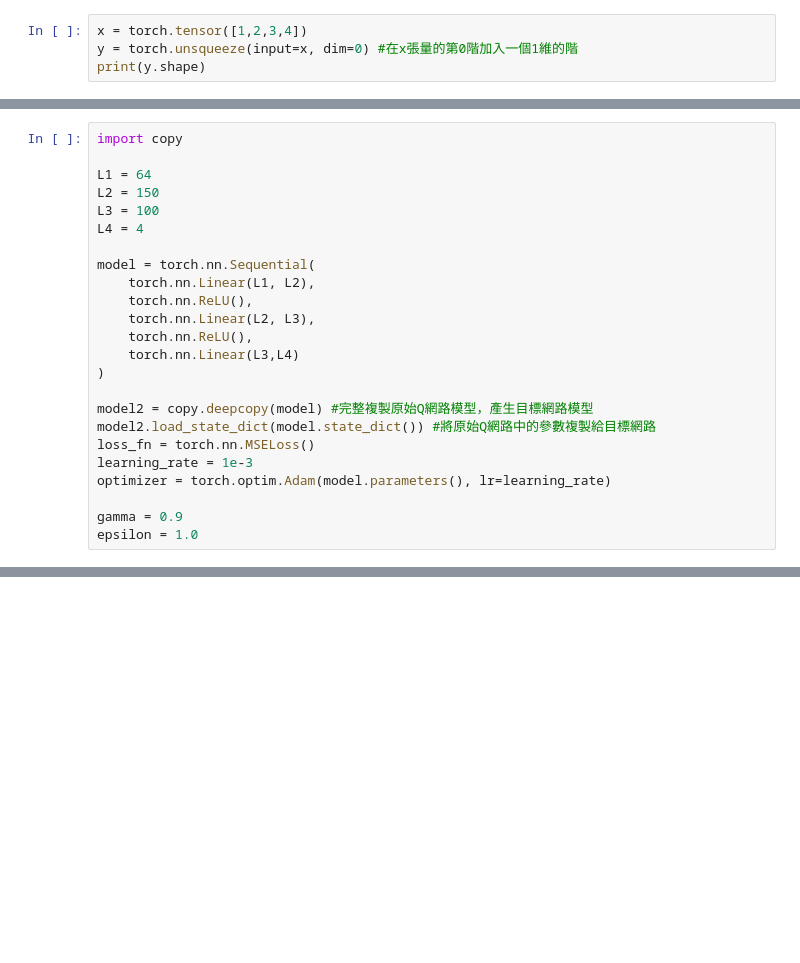
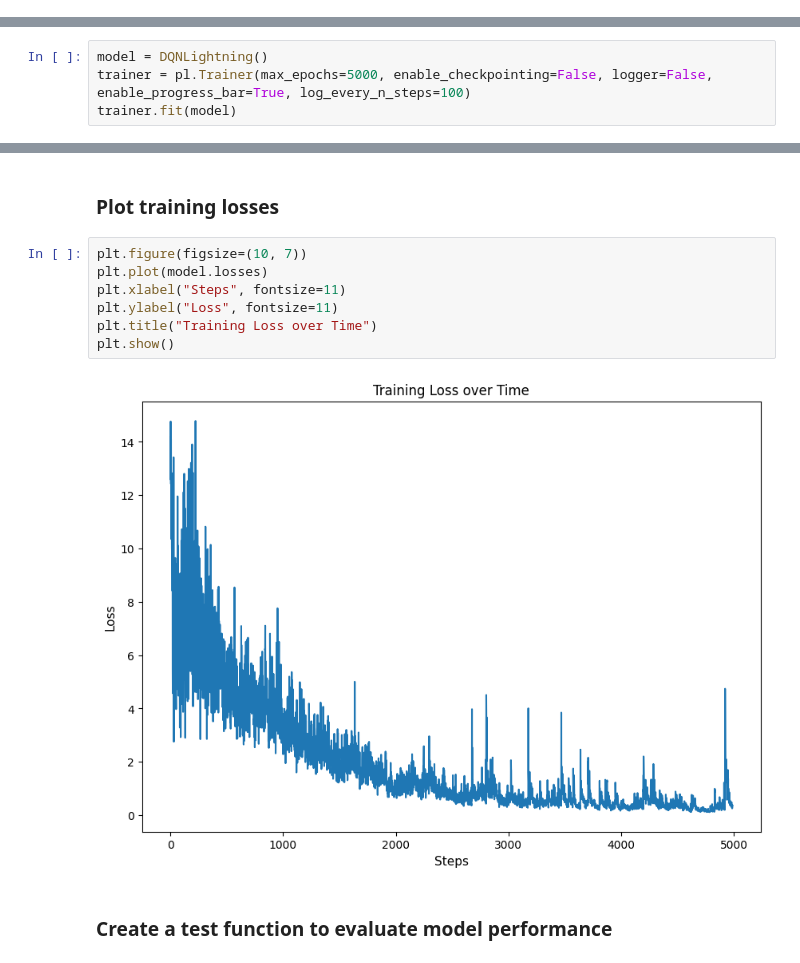
Before and after one commit to YANGCHIHUNG/DRL, a Jupyter notebook: hw4/hw4-3/hw4-3.ipynb, the cells around one changed output, grey strips where cells are left out. Drawn from its saved outputs; the diff is of its cells as text; blank space fills up the shorter version.

```diff
--- a/hw4/hw4-3/hw4-3.ipynb
+++ b/hw4/hw4-3/hw4-3.ipynb
@@ -506,4 +0,0 @@ tensor([[3.],
-# %%
-x = torch.tensor([1,2,3,4])
-y = torch.unsqueeze(input=x, dim=0) #在x張量的第0階加入一個1維的階
-print(y.shape)
@@ -544,24 +0,0 @@ Initial State:
-# %%
-import copy
-
-L1 = 64
-L2 = 150
-L3 = 100
-L4 = 4
-
-model = torch.nn.Sequential(
-    torch.nn.Linear(L1, L2),
-    torch.nn.ReLU(),
-    torch.nn.Linear(L2, L3),
-    torch.nn.ReLU(),
-    torch.nn.Linear(L3,L4)
-)
-
-model2 = copy.deepcopy(model) #完整複製原始Q網路模型，產生目標網路模型
-model2.load_state_dict(model.state_dict()) #將原始Q網路中的參數複製給目標網路
-loss_fn = torch.nn.MSELoss()
-learning_rate = 1e-3
-optimizer = torch.optim.Adam(model.parameters(), lr=learning_rate)
-
-gamma = 0.9
-epsilon = 1.0
@@ -975,0 +145,4 @@ HPU available: False, using: 0 HPUs
+# %%
+model = DQNLightning()
+trainer = pl.Trainer(max_epochs=5000, enable_checkpointing=False, logger=False, enable_progress_bar=True, log_every_n_steps=100)
+trainer.fit(model)
@@ -975,0 +169,13 @@ HPU available: False, using: 0 HPUs
+# %% [markdown]
+### Plot training losses
+# %%
+plt.figure(figsize=(10, 7))
+plt.plot(model.losses)
+plt.xlabel("Steps", fontsize=11)
+plt.ylabel("Loss", fontsize=11)
+plt.title("Training Loss over Time")
+plt.show()
+# %% [output]
+[figure, added]
+# %% [markdown]
+### Create a test function to evaluate model performance
```
Also changed, not shown: parts of 62 cells of this notebook, 5 other files.
